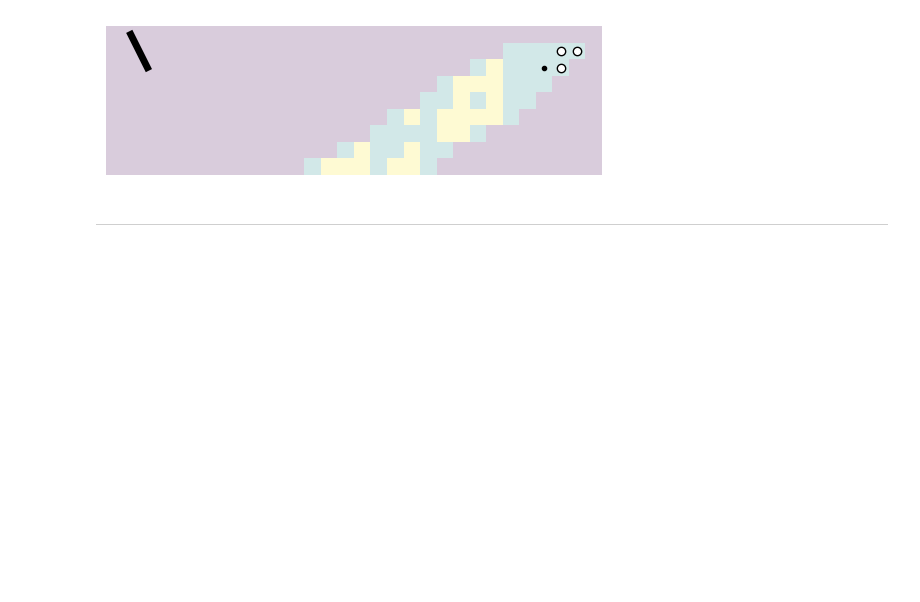
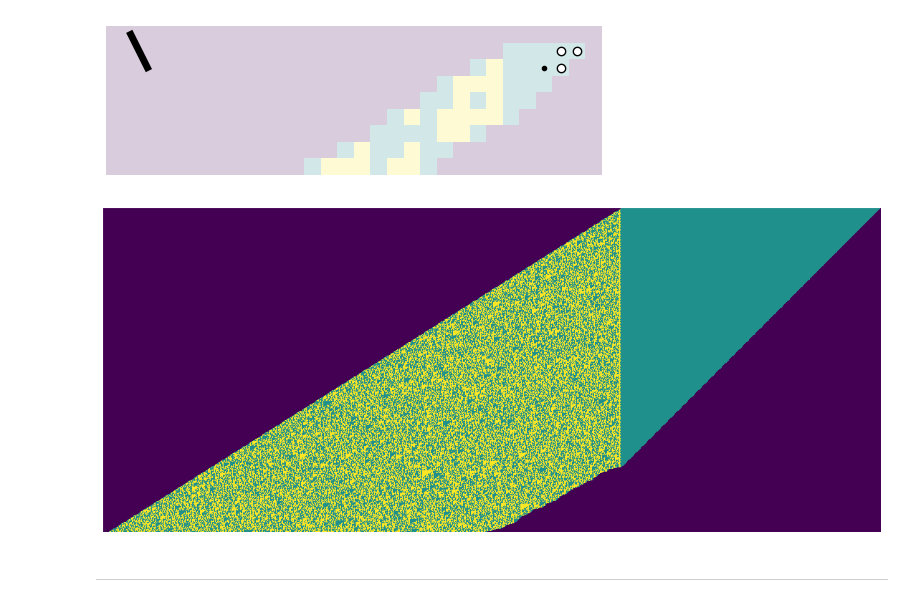
Before and after one commit to tt5/p-dynsys, a Jupyter notebook: automaton.ipynb, the cells around one changed output. Cells and saved outputs as stored; diff of their text form; code cells hidden in the pictures; blank space fills up the shorter version.

```diff
--- a/automaton.ipynb
+++ b/automaton.ipynb
@@ -104,6 +104,19 @@ plt.axis('off')
 plt.show()
 # %% [output]
 [figure]
+# %%
+d = 400
+t = np.zeros((d+100,3*d), dtype='i')
+s = [0] + [0 for x in range(t.shape[1]-2,d,-1)] + [1 for x in range(d,0,-1)] + [0]
+t[1,] = s
+
+for i in range(1,t.shape[0]-1):
+    processLine(t,i)
+
+plt.figure(figsize = (14,14))
+plt.imshow(t, interpolation='nearest');plt.axis('off');plt.show()
+# %% [output]
+[figure, added]
 # %% [markdown]
 ---
 # %% [markdown]
```
Also changed, not shown: parts of 1 cell of this notebook, 1 other file.
